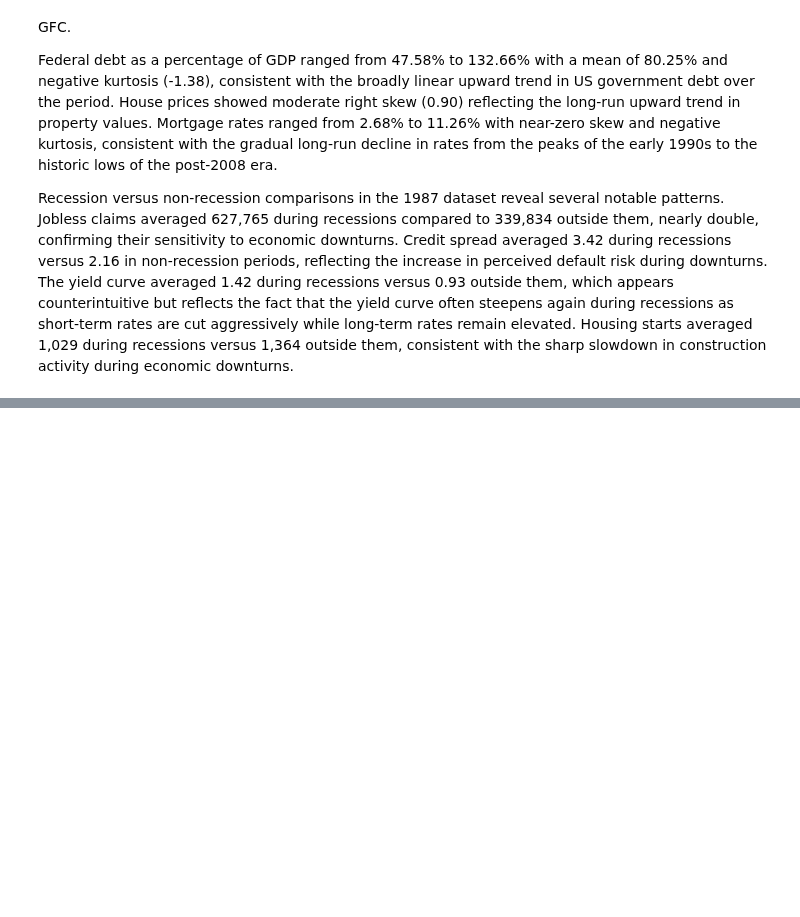
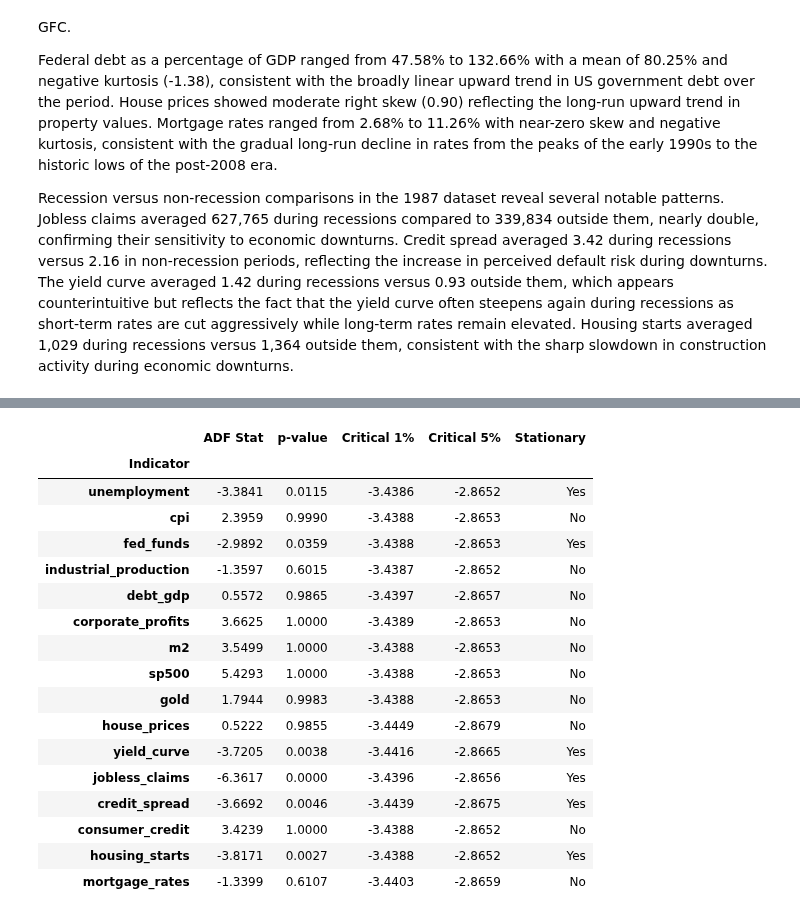
Before and after one commit to DavidHeffernan94/RecessionPredictor, a Jupyter notebook: RecessionPredictor.ipynb, the cells around one changed output, grey strips where cells are left out. Cells and saved outputs as stored; diff of their text form; code cells hidden in the pictures; blank space fills up the shorter version.

```diff
--- a/RecessionPredictor.ipynb
+++ b/RecessionPredictor.ipynb
@@ -502,0 +513,16 @@ display(recession_summary_1987)
+# %%
+# Stationarity Testing - Augmented Dickey-Fuller
+
+from statsmodels.tsa.stattools import adfuller
+
+def adf_test(series, name):
+    clean = series.dropna()
+    result = adfuller(clean, autolag="AIC")
+    return {
+        "Indicator":   name,
+        "ADF Stat":    round(result[0], 4),
+        "p-value":     round(result[1], 4),
+        "Critical 1%": round(result[4]["1%"], 4),
+        "Critical 5%": round(result[4]["5%"], 4),
+        "Stationary":  "Yes" if result[1] < 0.05 else "No"
+    }
@@ -502,0 +557,44 @@ display(recession_summary_1987)
+# %%
+# 1987 Dataset - Stationarity Results
+
+features_1987 = {
+    "unemployment":          unemployment,
+    "cpi":                   cpi,
+    "fed_funds":             fed_funds,
+    "industrial_production": industrial_production,
+    "debt_gdp":              debt_gdp,
+    "corporate_profits":     corporate_profits,
+    "m2":                    m2,
+    "sp500":                 sp500,
+    "gold":                  gold,
+    "house_prices":          house_prices,
+    "yield_curve":           yield_curve,
+    "jobless_claims":        jobless_claims,
+    "credit_spread":         credit_spread,
+    "consumer_credit":       consumer_credit,
+    "housing_starts":        housing_starts,
+    "mortgage_rates":        mortgage_rates,
+}
+
+results_1987 = pd.DataFrame([adf_test(s, n) for n, s in features_1987.items()])
+results_1987 = results_1987.set_index("Indicator")
+display(results_1987)
+# %% [output]
+|  | ADF Stat | p-value | Critical 1% | Critical 5% | Stationary |
+| Indicator |  |  |  |  |  |
+| unemployment | -3.3841 | 0.0115 | -3.4386 | -2.8652 | Yes |
+| cpi | 2.3959 | 0.9990 | -3.4388 | -2.8653 | No |
+| fed_funds | -2.9892 | 0.0359 | -3.4388 | -2.8653 | Yes |
+| industrial_production | -1.3597 | 0.6015 | -3.4387 | -2.8652 | No |
+| debt_gdp | 0.5572 | 0.9865 | -3.4397 | -2.8657 | No |
+| corporate_profits | 3.6625 | 1.0000 | -3.4389 | -2.8653 | No |
+| m2 | 3.5499 | 1.0000 | -3.4388 | -2.8653 | No |
+| sp500 | 5.4293 | 1.0000 | -3.4388 | -2.8653 | No |
+| gold | 1.7944 | 0.9983 | -3.4388 | -2.8653 | No |
+| house_prices | 0.5222 | 0.9855 | -3.4449 | -2.8679 | No |
+| yield_curve | -3.7205 | 0.0038 | -3.4416 | -2.8665 | Yes |
+| jobless_claims | -6.3617 | 0.0000 | -3.4396 | -2.8656 | Yes |
+| credit_spread | -3.6692 | 0.0046 | -3.4439 | -2.8675 | Yes |
+| consumer_credit | 3.4239 | 1.0000 | -3.4388 | -2.8652 | No |
+| housing_starts | -3.8171 | 0.0027 | -3.4388 | -2.8652 | Yes |
+| mortgage_rates | -1.3399 | 0.6107 | -3.4403 | -2.8659 | No |
```
Also changed, not shown: parts of 8 cells of this notebook.
